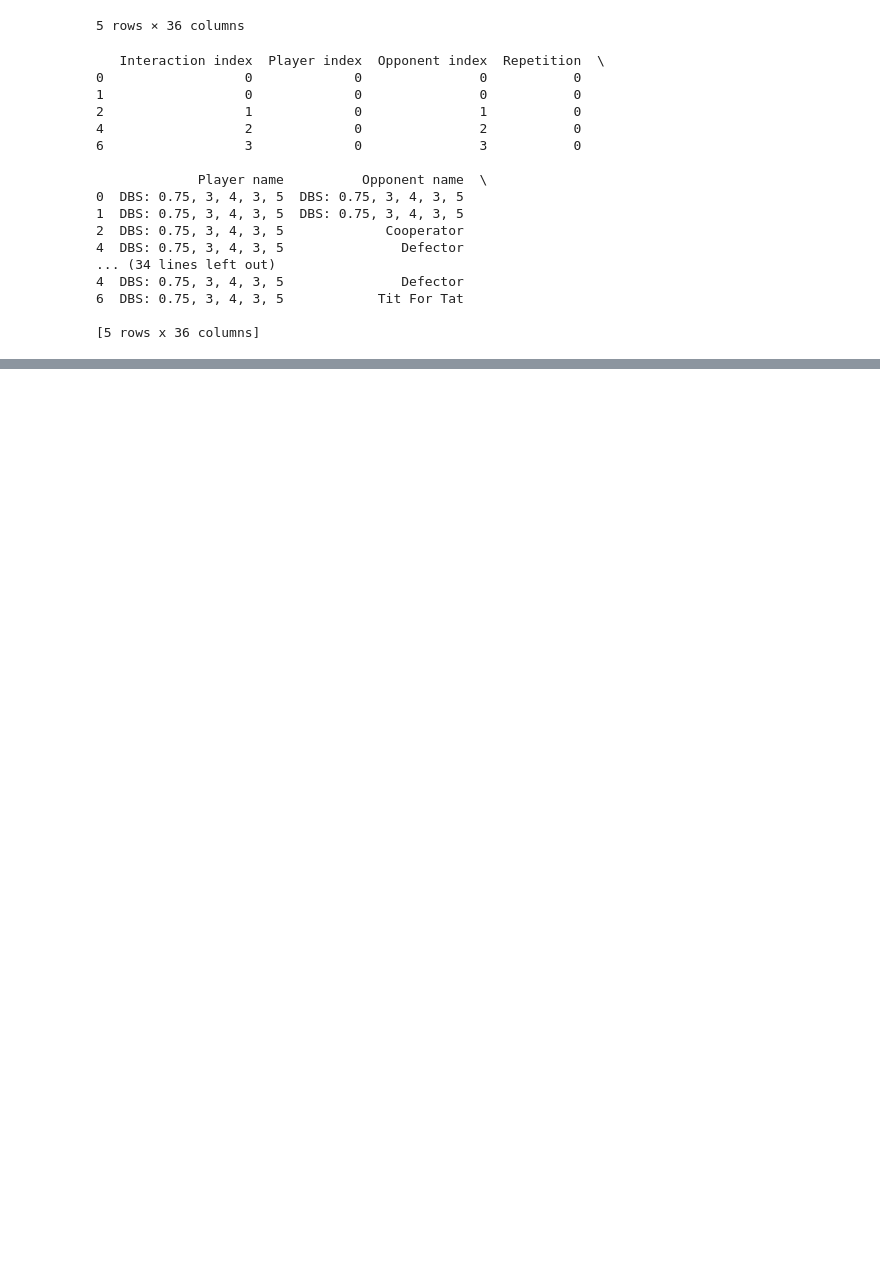
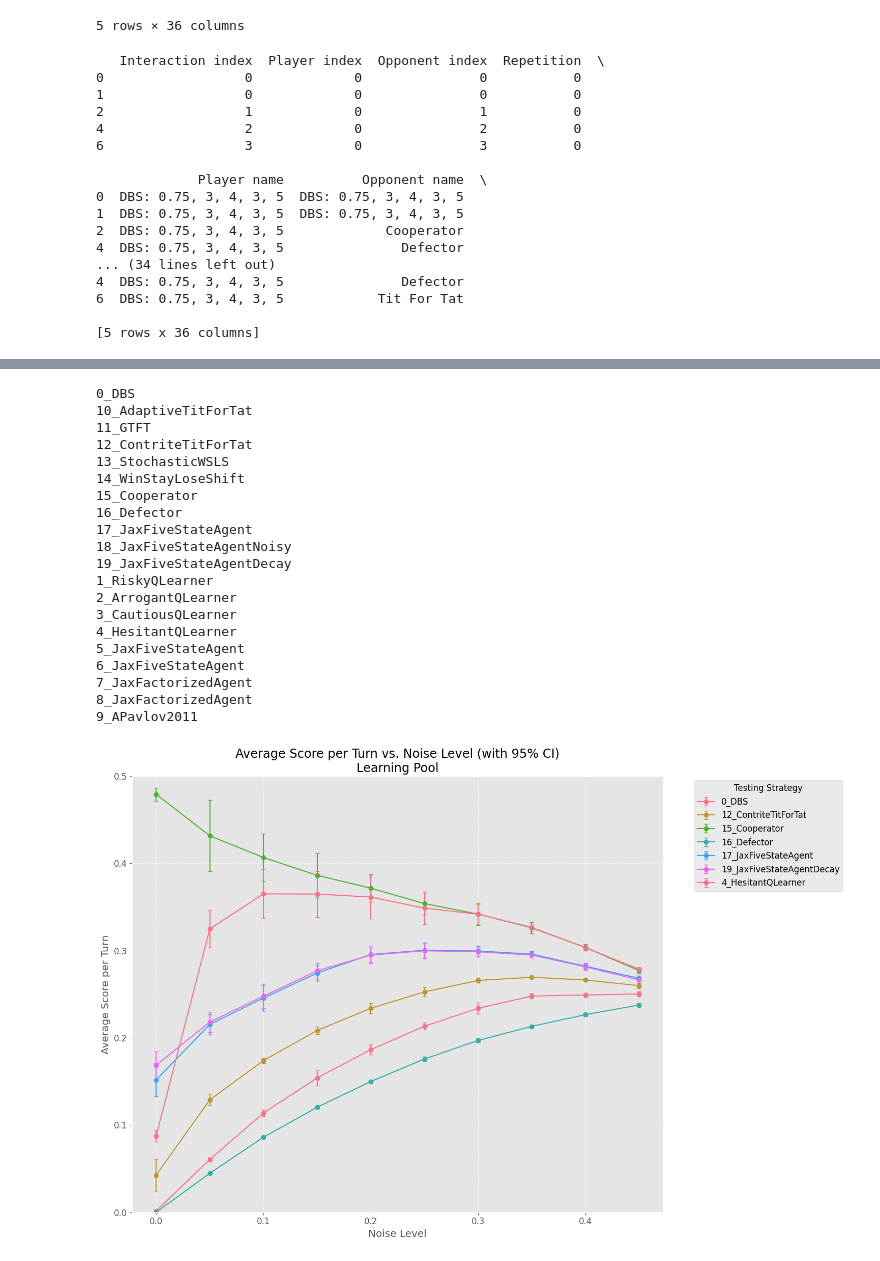
Before and after one commit to KivalM/AIFNIPD, a Jupyter notebook: experimentation/create_final_results.ipynb, the cells around one changed output, grey strips where cells are left out. Cells and saved outputs as stored; diff of their text form; code cells hidden in the pictures; blank space fills up the shorter version.

```diff
--- a/experimentation/create_final_results.ipynb
+++ b/experimentation/create_final_results.ipynb
@@ -538,0 +714,27 @@ plot_cc_rate_vs_noise_with_ci(static_scores_with_ci, title="Learning Pool")
+# %%
+# For learning pool
+static_scores_with_ci = calculate_average_cd_rate_with_ci(learn_tournament_results)
+static_scores_with_ci.to_csv("cd_rate_learning.csv")
+plot_cc_rate_vs_noise_with_ci(static_scores_with_ci, title="Learning Pool")
+# %% [output]
+0_DBS
+10_AdaptiveTitForTat
+11_GTFT
+12_ContriteTitForTat
+13_StochasticWSLS
+14_WinStayLoseShift
+15_Cooperator
+16_Defector
+17_JaxFiveStateAgent
+18_JaxFiveStateAgentNoisy
+19_JaxFiveStateAgentDecay
+1_RiskyQLearner
+2_ArrogantQLearner
+3_CautiousQLearner
+4_HesitantQLearner
+5_JaxFiveStateAgent
+6_JaxFiveStateAgent
+7_JaxFactorizedAgent
+8_JaxFactorizedAgent
+9_APavlov2011
+[figure, added]
```
Also changed, not shown: parts of 14 cells of this notebook, 21 other files.
